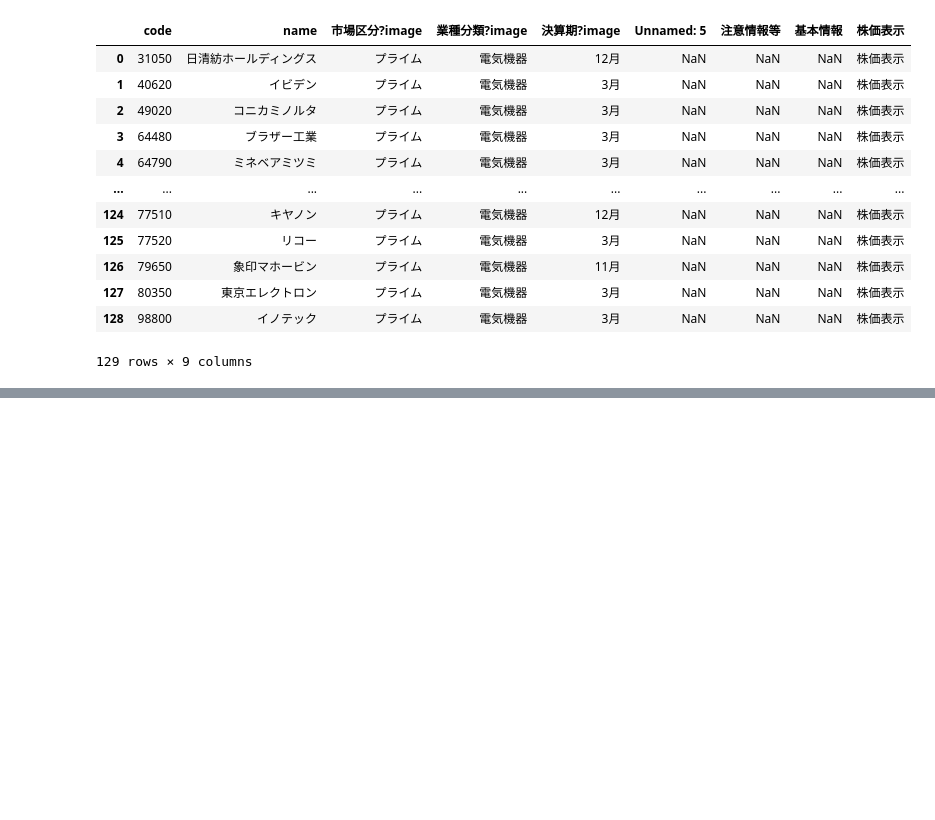
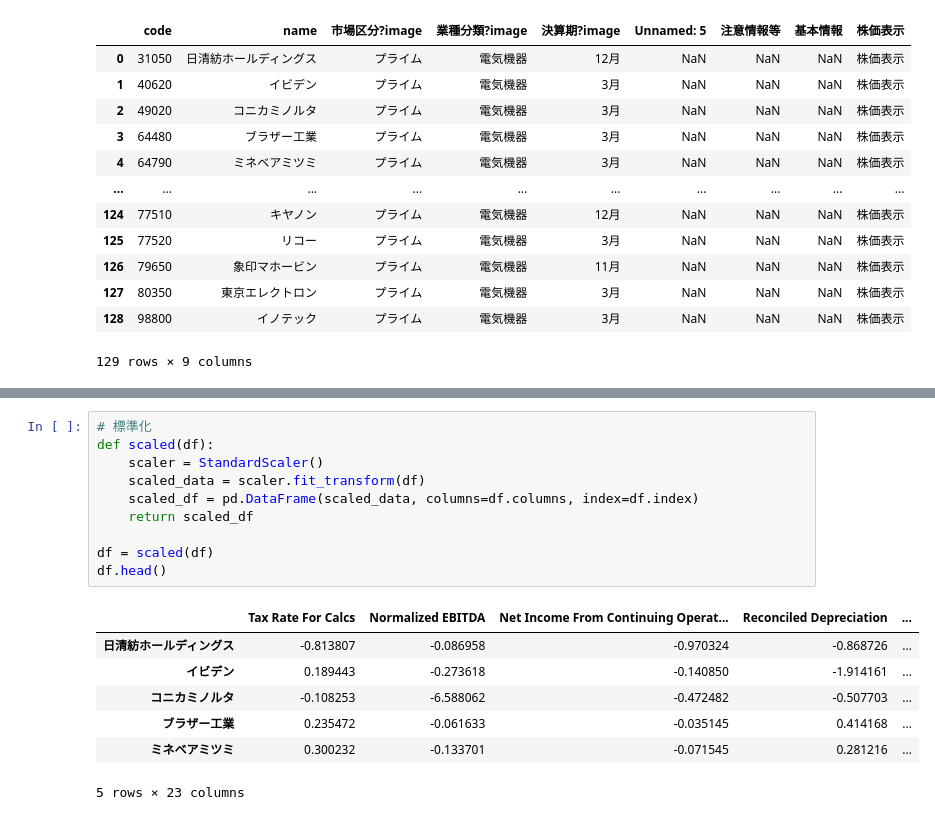
Before and after one commit to Yuki-c6/graduation_work, a Jupyter notebook: work_02/company_clustering.ipynb, the cells around one changed output, grey strips where cells are left out. Cells and saved outputs as stored; diff of their text form; blank space fills up the shorter version.

```diff
--- a/work_02/company_clustering.ipynb
+++ b/work_02/company_clustering.ipynb
@@ -316,0 +183,18 @@ df.groupby('cluster').mean().style.bar(axis=0)
+# %%
+# 標準化
+def scaled(df):
+    scaler = StandardScaler()
+    scaled_data = scaler.fit_transform(df)
+    scaled_df = pd.DataFrame(scaled_data, columns=df.columns, index=df.index)
+    return scaled_df
+
+df = scaled(df)
+df.head()
+# %% [output]
+|  | Tax Rate For Calcs | Normalized EBITDA | Net Income From Continuing Operat... | Reconciled Depreciation | ... |
+| 日清紡ホールディングス | -0.813807 | -0.086958 | -0.970324 | -0.868726 | ... |
+| イビデン | 0.189443 | -0.273618 | -0.140850 | -1.914161 | ... |
+| コニカミノルタ | -0.108253 | -6.588062 | -0.472482 | -0.507703 | ... |
+| ブラザー工業 | 0.235472 | -0.061633 | -0.035145 | 0.414168 | ... |
+| ミネベアミツミ | 0.300232 | -0.133701 | -0.071545 | 0.281216 | ... |
+5 rows × 23 columns
```
Also changed, not shown: parts of 48 cells of this notebook.
